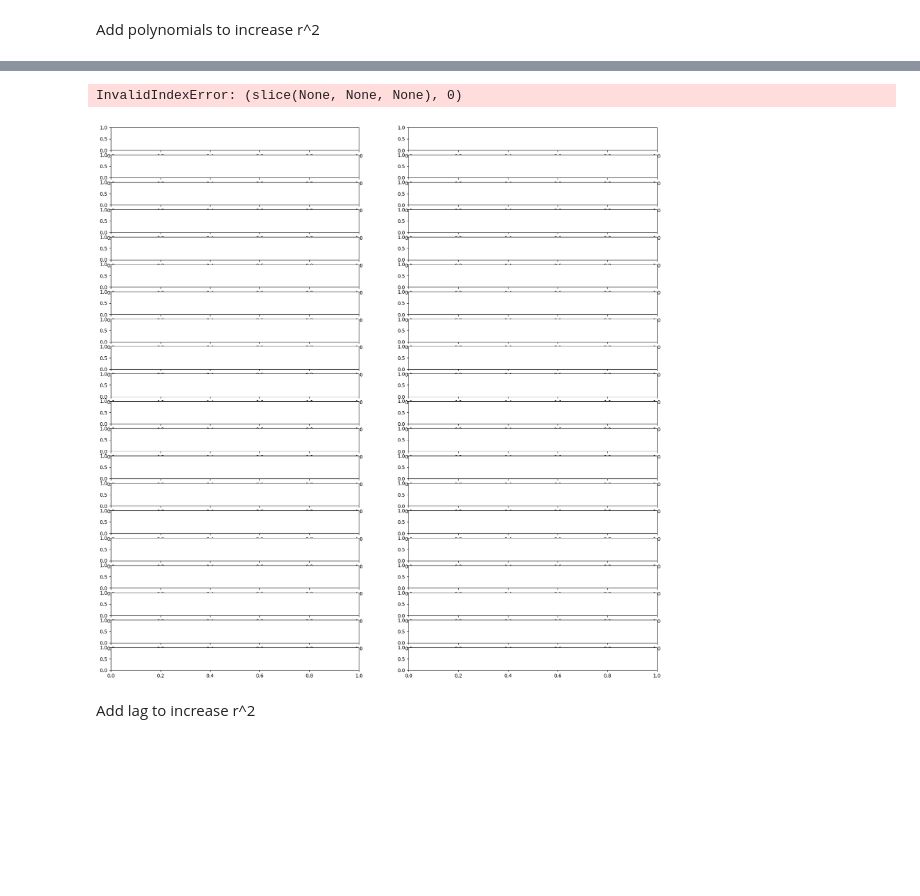
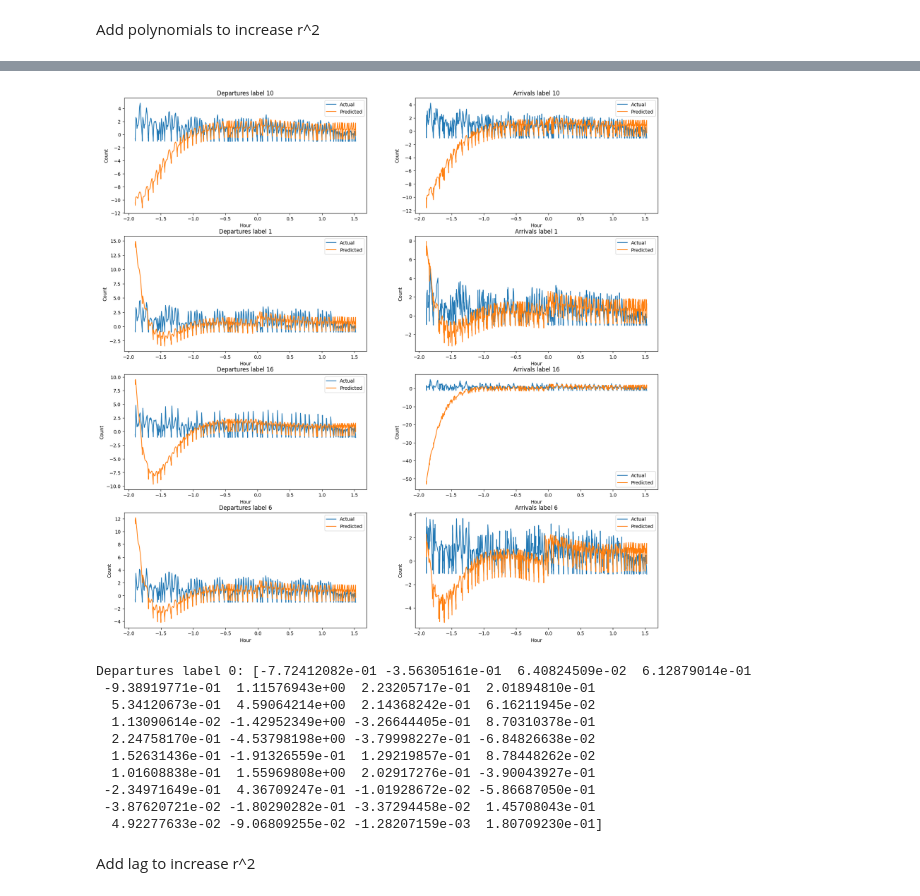
Before and after one commit to AlexisVandenHeede/IntroBA, a Jupyter notebook: reportv2.ipynb, the cells around one changed output, grey strips where cells are left out. Saved outputs shown, nothing was run; the diff lists cells and outputs as text; code cells hidden in the pictures; blank space fills up the shorter version.

Commit message:
added ridge reg

```diff
--- a/reportv2.ipynb
+++ b/reportv2.ipynb
@@ -218,7 +218,7 @@ We need to predict the following
 df = df_copy2.copy()
 # find n largest pick cluster, randomly chose pick label over drop label
 # made to be 20 for part 3 as we need all clusters to have models
-n = 20
+n = 4
 largest_cluster = df['drop_label'].value_counts().nlargest(n).index[:n]
 print(largest_cluster)
 # get all rows with largest cluster
@@ -336,6 +342,6 @@ note: days close to eachother being linked in prediction is already included in
 # %%
 # function to split x and y data
 def create_x_y(df):
-    x = df[['hour', 'label']]
+    x = df.drop(columns=['count'])
     y = df['count']
     return x, y
@@ -467,7 +455,7 @@ Plotting doesn't work that well
 Add polynomials to increase r^2
 # %%
 # specify the degree of polynomial that aproximates the pickup data
-degree = 5
+degree = 10
 # %%
 
 def add_polynomial(x_data, n):
@@ -482,22 +493,12 @@ print(add_polynomial(x_departures_train_0, degree).shape)
 # %%
-# add polynomial features
-for i in range(n):
-    if globals()['x_departures_train_{}'.format(i)].empty or globals()['x_arrivals_train_{}'.format(i)].empty:
-        print('EMPTY')
-        continue
-    globals()['x_departures_train_{}_poly'.format(i)] = add_polynomial(globals()['x_departures_train_{}'.format(i)], degree)
-    globals()['x_departures_test_{}_poly'.format(i)] = add_polynomial(globals()['x_departures_test_{}'.format(i)], degree)
-    globals()['x_arrivals_train_{}_poly'.format(i)] = add_polynomial(globals()['x_arrivals_train_{}'.format(i)], degree)
-    globals()['x_arrivals_test_{}_poly'.format(i)] = add_polynomial(globals()['x_arrivals_test_{}'.format(i)], degree)
-
 # train lin reg model per label with polynomial features
 
 for i in range(n):
     if globals()['x_departures_train_{}'.format(i)].empty or globals()['x_arrivals_train_{}'.format(i)].empty:
         print('EMPTY')
         continue
-    globals()['reg_departures_{}_poly'.format(i)] = XGBRegressor().fit(globals()['x_departures_train_{}_poly'.format(i)], globals()['y_departures_train_{}'.format(i)])
-    globals()['reg_arrivals_{}_poly'.format(i)] = XGBRegressor().fit(globals()['x_arrivals_train_{}_poly'.format(i)], globals()['y_arrivals_train_{}'.format(i)])
+    globals()['reg_departures_{}_poly'.format(i)] = Ridge().fit(globals()['x_departures_train_{}_poly'.format(i)], globals()['y_departures_train_{}'.format(i)])
+    globals()['reg_arrivals_{}_poly'.format(i)] = Ridge().fit(globals()['x_arrivals_train_{}_poly'.format(i)], globals()['y_arrivals_train_{}'.format(i)])
 
     # print r^2 score
     print('r^2 score for departures label {}: {}'.format(largest_cluster[i], r2_score(globals()['y_departures_test_{}'.format(i)], globals()['reg_departures_{}_poly'.format(i)].predict(globals()['x_departures_test_{}_poly'.format(i)]))))
@@ -523,23 +515,44 @@ EMPTY
 # %%
-# plot
-fig, axs = plt.subplots(n, 2, figsize=(20,20))
+fig, axs = plt.subplots(n, 2, figsize=(20, 20))
 for i in range(n):
-    if globals()['x_departures_train_{}'.format(i)].empty or globals()['x_arrivals_train_{}'.format(i)].empty or globals()['x_departures_test_{}'.format(i)].empty or globals()['x_arrivals_test_{}'.format(i)].empty or globals()['y_departures_test_{}'.format(i)].empty:
-        print('EMPTYYY' + str(largest_cluster[i]))
+    if globals()['x_departures_train_{}'.format(i)].empty or globals()['x_arrivals_train_{}'.format(i)].empty:
+        print('EMPTY')
         continue
-    axs[i, 0].scatter(globals()['x_departures_test_{}'.format(i)][:,0], globals()['y_departures_test_{}'.format(i)])
-    axs[i, 0].scatter(globals()['x_departures_test_{}'.format(i)][:,0], globals()['reg_departures_{}_poly'.format(i)].predict(globals()['x_departures_test_{}_poly'.format(i)]), color='red')
-    axs[i, 0].set_title('Departures label {}'.format(largest_cluster[i]))
+    # add polynomial features
+    globals()['x_departures_test_{}_poly'.format(i)] = add_polynomial(globals()['x_departures_test_{}'.format(i)], degree)
+    globals()['x_arrivals_test_{}_poly'.format(i)] = add_polynomial(globals()['x_arrivals_test_{}'.format(i)], degree)
+
+    axs[i, 0].plot(globals()['x_departures_test_{}_poly'.format(i)][:, 0], globals()['y_departures_test_{}'.format(i)], label='Actual')
+    axs[i, 0].plot(globals()['x_departures_test_{}_poly'.format(i)][:, 0], globals()['reg_departures_{}_poly'.format(i)].predict(globals()['x_departures_test_{}_poly'.format(i)]), label='Predicted')
     axs[i, 0].set_ylabel('Count')
     axs[i, 0].set_xlabel('Hour')
-    axs[i, 1].scatter(globals()['x_arrivals_test_{}'.format(i)][:,0], globals()['y_arrivals_test_{}'.format(i)])
-    axs[i, 1].scatter(globals()['x_arrivals_test_{}'.format(i)][:,0], globals()['reg_arrivals_{}_poly'.format(i)].predict(globals()['x_arrivals_test_{}_poly'.format(i)]), color='red')
-    axs[i, 1].set_title('Arrivals label {}'.format(largest_cluster[i]))
+    axs[i, 0].set_title('Departures label {}'.format(largest_cluster[i]))
+    axs[i, 0].legend()
+
+    axs[i, 1].plot(globals()['x_arrivals_test_{}_poly'.format(i)][:, 0], globals()['y_arrivals_test_{}'.format(i)], label='Actual')
+    axs[i, 1].plot(globals()['x_arrivals_test_{}_poly'.format(i)][:, 0], globals()['reg_arrivals_{}_poly'.format(i)].predict(globals()['x_arrivals_test_{}_poly'.format(i)]), label='Predicted')
     axs[i, 1].set_ylabel('Count')
     axs[i, 1].set_xlabel('Hour')
+    axs[i, 1].set_title('Arrivals label {}'.format(largest_cluster[i]))
+    axs[i, 1].legend()
+
+plt.show()
 # %% [output]
-InvalidIndexError: (slice(None, None, None), 0)
-[figure, old version]
+[figure, new version]
+# %%
+# show paramaters of the model
+print('Departures label 0: {}'.format(globals()['reg_departures_{}_poly'.format(0)].coef_))
+# %% [output]
+Departures label 0: [-7.72412082e-01 -3.56305161e-01  6.40824509e-02  6.12879014e-01
+ -9.38919771e-01  1.11576943e+00  2.23205717e-01  2.01894810e-01
+  5.34120673e-01  4.59064214e+00  2.14368242e-01  6.16211945e-02
+  1.13090614e-02 -1.42952349e+00 -3.26644405e-01  8.70310378e-01
+  2.24758170e-01 -4.53798198e+00 -3.79998227e-01 -6.84826638e-02
+  1.52631436e-01 -1.91326559e-01  1.29219857e-01  8.78448262e-02
+  1.01608838e-01  1.55969808e+00  2.02917276e-01 -3.90043927e-01
+ -2.34971649e-01  4.36709247e-01 -1.01928672e-02 -5.86687050e-01
+ -3.87620721e-02 -1.80290282e-01 -3.37294458e-02  1.45708043e-01
+  4.92277633e-02 -9.06809255e-02 -1.28207159e-03  1.80709230e-01]
 # %% [markdown]
 Add lag to increase r^2
 # %%
```
Also changed, not shown: parts of 53 cells of this notebook.
